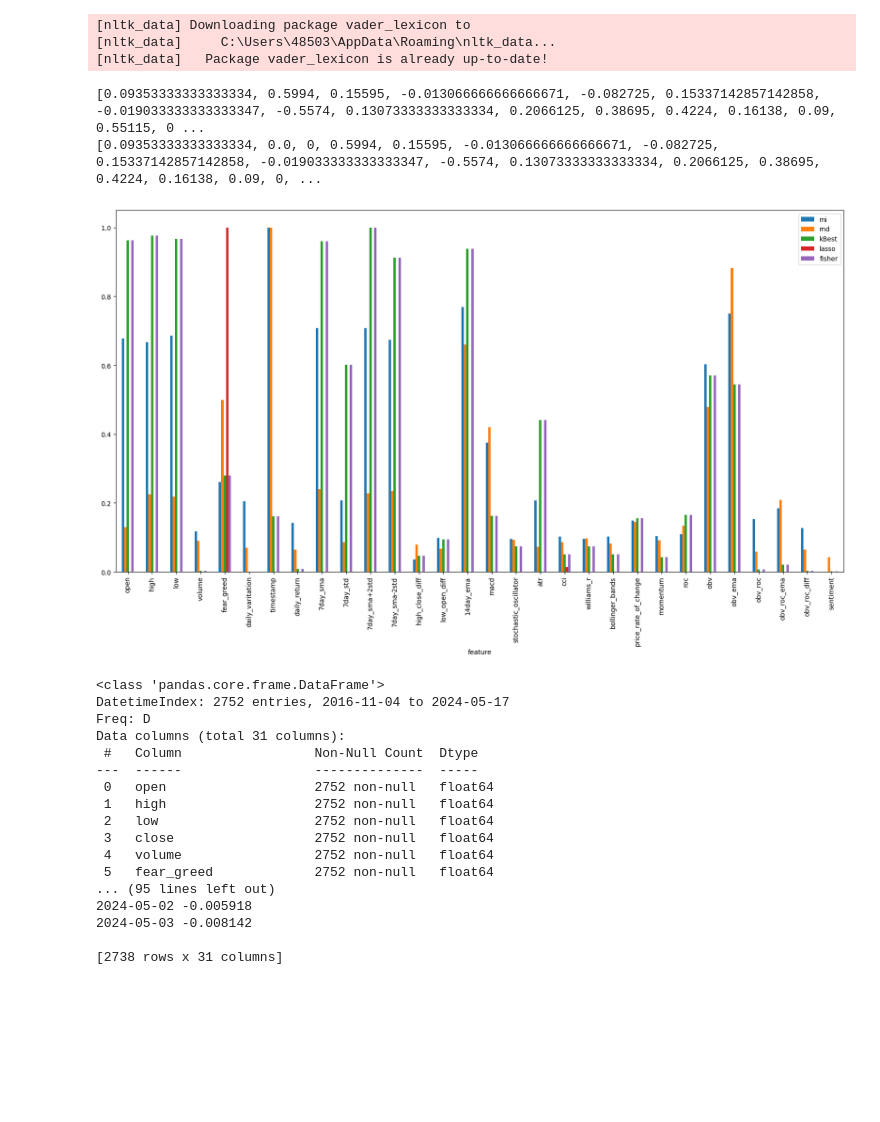
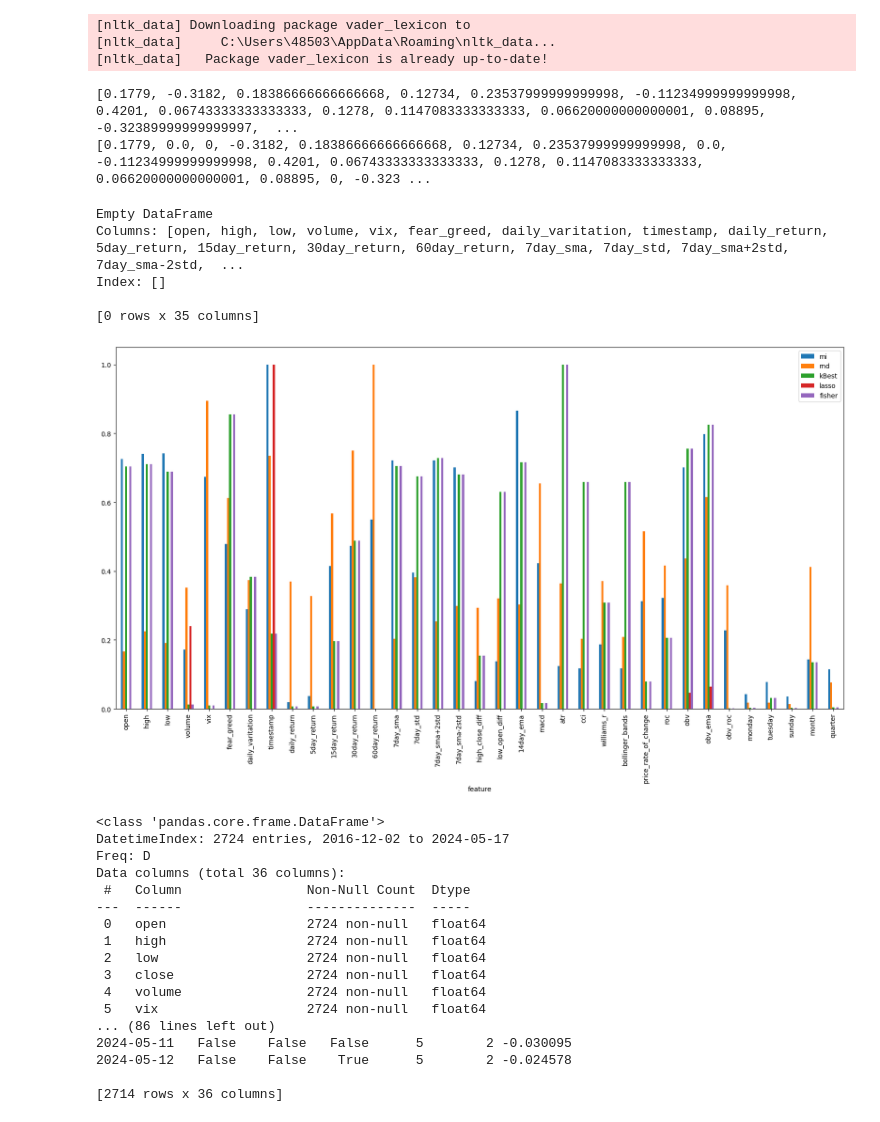
Before and after one commit to wojfran/stock_price_predictor, a Jupyter notebook: featureEngineering.ipynb, the cells around one changed output. Saved outputs shown, nothing was run; the diff lists cells and outputs as text; code cells hidden in the pictures; blank space fills up the shorter version.

```diff
--- a/featureEngineering.ipynb
+++ b/featureEngineering.ipynb
@@ -26,13 +23,14 @@ import copy
 # %%
-import datetime
-import json
-import requests
-
 start_date = '2016-10-01'
 start_date = pd.to_datetime(start_date).date()
 end_date = dt.date.today()
-df = yf.download("AMZN", start=start_date, end=end_date, auto_adjust=True)
+df = yf.download("AAPL", start=start_date, end=end_date, auto_adjust=True)
+vix = yf.download("^VIX", start=start_date, end=end_date, auto_adjust=True)
 df.columns = [i.lower() for i in df.columns]
+df = df.join(vix['Close'], how='inner')
+df = df.rename(columns={'Close': 'vix'})
+
+df.index = pd.to_datetime(df.index)
 df = df.resample('D').interpolate()
 
 #load historical fear and greed data from fear-greed.csv
@@ -162,21 +151,29 @@ for index, row in df.iterrows():
 non_zero_sentiments = [sentiment for sentiment in sentiments if sentiment != 0]
 print(non_zero_sentiments)
 print(sentiments)
-df['sentiment'] = sentiments
+# df['sentiment'] = sentiments
 # %% [output]
-[0.09353333333333334, 0.5994, 0.15595, -0.013066666666666671, -0.082725, 0.15337142857142858, -0.019033333333333347, -0.5574, 0.13073333333333334, 0.2066125, 0.38695, 0.4224, 0.16138, 0.09, 0.55115, 0 ...
-[0.09353333333333334, 0.0, 0, 0.5994, 0.15595, -0.013066666666666671, -0.082725, 0.15337142857142858, -0.019033333333333347, -0.5574, 0.13073333333333334, 0.2066125, 0.38695, 0.4224, 0.16138, 0.09, 0, ...
+[0.1779, -0.3182, 0.18386666666666668, 0.12734, 0.23537999999999998, -0.11234999999999998, 0.4201, 0.06743333333333333, 0.1278, 0.1147083333333333, 0.06620000000000001, 0.08895, -0.32389999999999997,  ...
+[0.1779, 0.0, 0, -0.3182, 0.18386666666666668, 0.12734, 0.23537999999999998, 0.0, -0.11234999999999998, 0.4201, 0.06743333333333333, 0.1278, 0.1147083333333333, 0.06620000000000001, 0.08895, 0, -0.323 ...
 # %%
 
 # evaluate the relevance of features using non-neural network models
-return_period = 30
+return_period = 5
 X = df.drop(columns=['close'])
-y = np.log(df['close']).diff(return_period).shift(-return_period)
+#make y be the percentage return in 5 days
+y = df['close'].pct_change(periods = -return_period)
+#drop the first 5 rows of y
+y = y.iloc[return_period:]
+#drop the last 5 rows of y
+y = y.iloc[:-return_period]
+#drop the first 5 rows of x
+X = X.iloc[return_period:]
+#drop the last 5 rows of x
+X = X.iloc[:-return_period]
 
-
-y = y.dropna()
-#get rid of 5 rows at the end of the dataframe
-X = X.iloc[:-return_period]
+#show nan rows in x
+rows_with_nan = X[X.isnull().any(axis=1)]
+print(rows_with_nan)
 
 data = pd.concat([X, y], axis=1)
 
@@ -190,49 +187,54 @@ fit = test.fit(X, y)
 #lasso
 lasso = Lasso(alpha=0.1)
 lasso.fit(X, y)
 coef = np.abs(lasso.coef_)
 
 #random forest
 rnd_clf = RandomForestRegressor(n_estimators=500, n_jobs=-1)
 rnd_clf.fit(X, y)
 
 #fishers score
 fisher_score = f_regression(X, y)
 
 results = pd.DataFrame({'feature': X.columns.values, 'mi': mi,'rnd': rnd_clf.feature_importances_, 'kBest': fit.scores_, 'lasso': coef, 'fisher': fisher_score[0]})
 
 #scale the results to be able to compare them
 results['mi'] = results['mi']/results['mi'].max()
 results['rnd'] = results['rnd']/results['rnd'].max()
 results['kBest'] = results['kBest']/results['kBest'].max()
 results['lasso'] = results['lasso']/results['lasso'].max()
 results['fisher'] = results['fisher']/results['fisher'].max()
 
 # output the results in a graph with columns representing each method next to each other
 results.plot(x='feature', y=['mi', 'rnd', 'kBest', 'lasso', 'fisher'], kind='bar', figsize=(20,10))
 plt.show()
 
 #show the amount of rows
 print(df.info())
 
 print(data)
 # %% [output]
+Empty DataFrame
+Columns: [open, high, low, volume, vix, fear_greed, daily_varitation, timestamp, daily_return, 5day_return, 15day_return, 30day_return, 60day_return, 7day_sma, 7day_std, 7day_sma+2std, 7day_sma-2std,  ...
+Index: []
+
+[0 rows x 35 columns]
-[figure, old version]
+[figure, new version]
-<class 'pandas.core.frame.DataFrame'>
-DatetimeIndex: 2752 entries, 2016-11-04 to 2024-05-17
-Freq: D
-Data columns (total 31 columns):
- #   Column                 Non-Null Count  Dtype
----  ------                 --------------  -----
- 0   open                   2752 non-null   float64
- 1   high                   2752 non-null   float64
- 2   low                    2752 non-null   float64
- 3   close                  2752 non-null   float64
- 4   volume                 2752 non-null   float64
- 5   fear_greed             2752 non-null   float64
-... (95 lines left out)
-2024-05-02 -0.005918
-2024-05-03 -0.008142
-
-[2738 rows x 31 columns]
+<class 'pandas.core.frame.DataFrame'>
+DatetimeIndex: 2724 entries, 2016-12-02 to 2024-05-17
+Freq: D
+Data columns (total 36 columns):
+ #   Column                Non-Null Count  Dtype
+---  ------                --------------  -----
+ 0   open                  2724 non-null   float64
+ 1   high                  2724 non-null   float64
+ 2   low                   2724 non-null   float64
+ 3   close                 2724 non-null   float64
+ 4   volume                2724 non-null   float64
+ 5   vix                   2724 non-null   float64
+... (86 lines left out)
+2024-05-11   False    False   False      5        2 -0.030095
+2024-05-12   False    False    True      5        2 -0.024578
+
+[2714 rows x 36 columns]
 # %%
```
Also changed, not shown: parts of 5 cells of this notebook.
